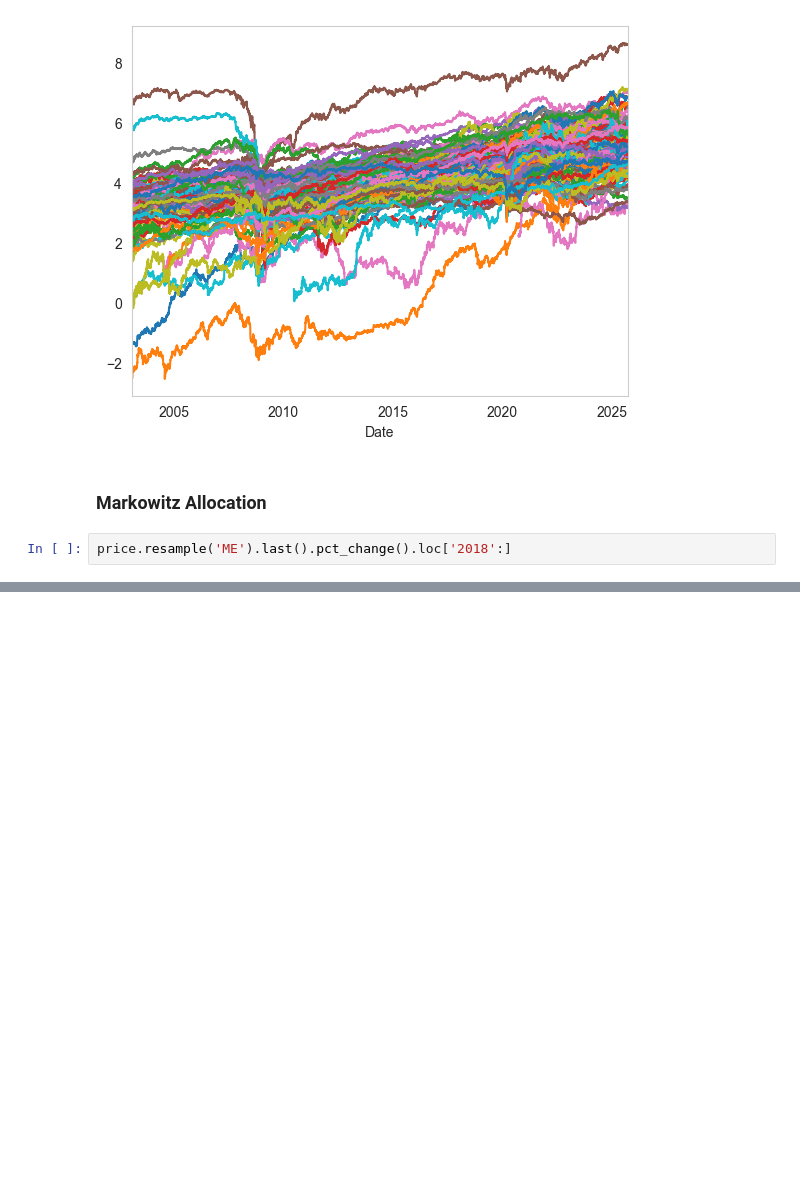
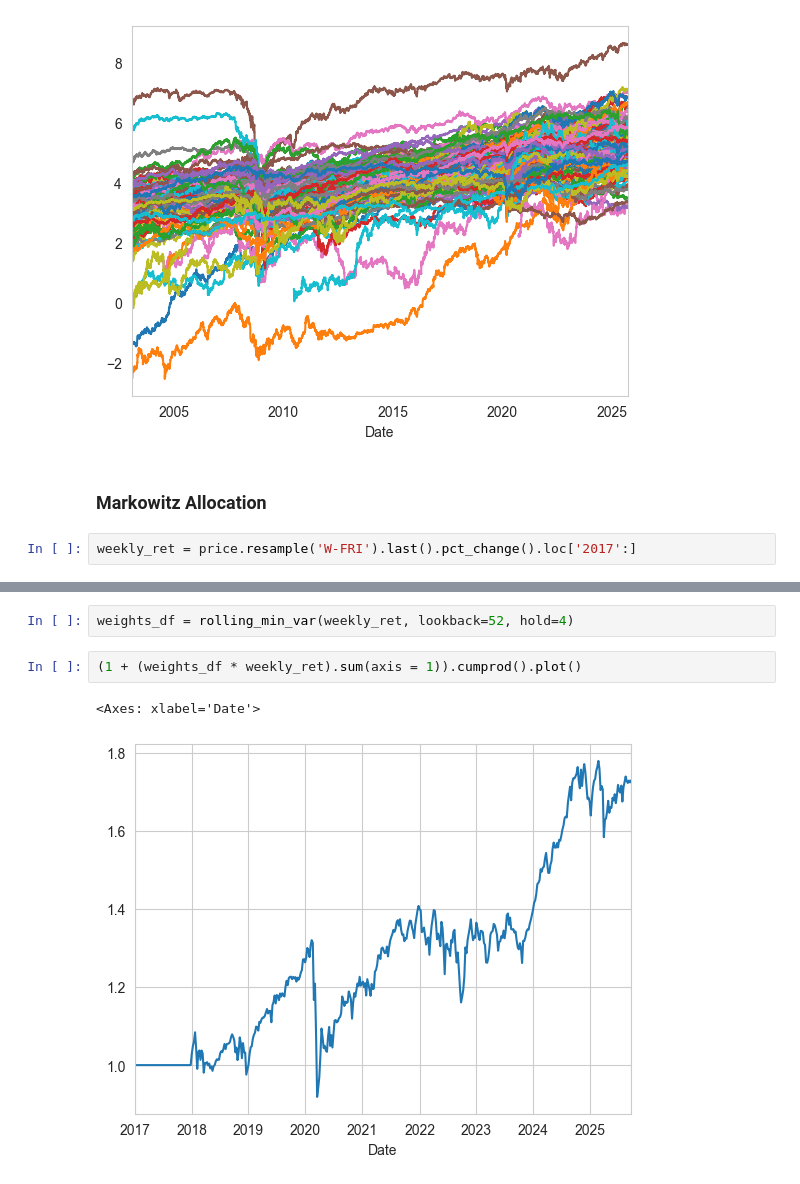
Before and after one commit to Tommylee1013/nco-research, a Jupyter notebook: empirical/SP100.ipynb, the cells around one changed output, grey strips where cells are left out. Cells and saved outputs as stored; diff of their text form; blank space fills up the shorter version.

```diff
--- a/empirical/SP100.ipynb
+++ b/empirical/SP100.ipynb
@@ -60,4 +60,4 @@ plt.show()
 # %% [markdown]
 ### Markowitz Allocation
 # %%
-price.resample('ME').last().pct_change().loc['2018':]
+weekly_ret = price.resample('W-FRI').last().pct_change().loc['2017':]
@@ -78,0 +130,7 @@ price.resample('ME').last().pct_change().loc['2018':]
+# %%
+weights_df = rolling_min_var(weekly_ret, lookback=52, hold=4)
+# %%
+(1 + (weights_df * weekly_ret).sum(axis = 1)).cumprod().plot()
+# %% [output]
+<Axes: xlabel='Date'>
+[figure, added]
```
Also changed, not shown: parts of 2 cells of this notebook.
